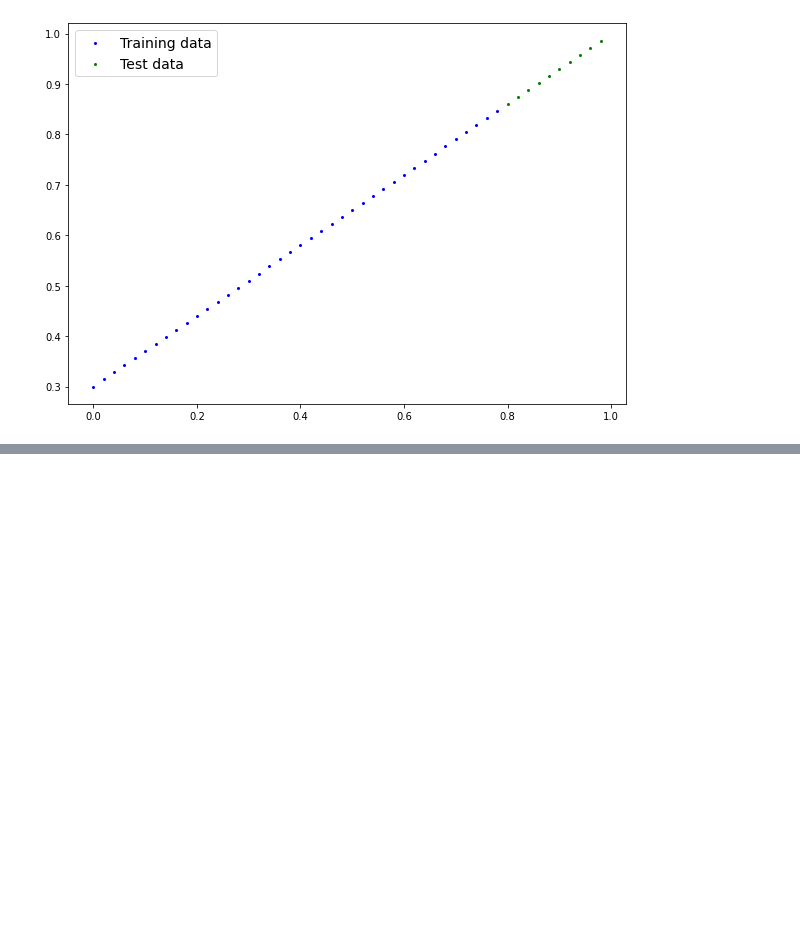
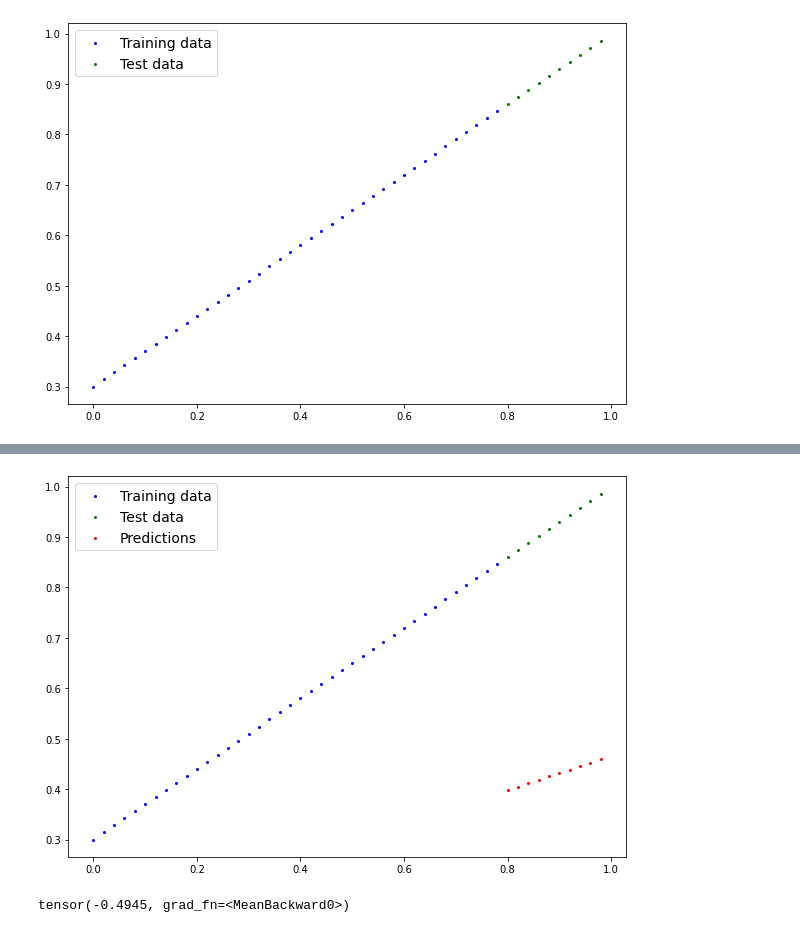
Before and after one commit to MananShukla7/Pytorch-CV, a Jupyter notebook: 02_Pytoch_Workflow.ipynb, the cells around one changed output, grey strips where cells are left out. Drawn from its saved outputs; the diff is of its cells as text; code cells hidden in the pictures; blank space fills up the shorter version.

```diff
--- a/02_Pytoch_Workflow.ipynb
+++ b/02_Pytoch_Workflow.ipynb
@@ -89,7 +92,7 @@ def plot_predictions(train_data=X_train,
                       train_labels=y_train,
                       test_data=X_test,
                       test_labels=y_test,
-                      predictons=None):
+                      p=None):
   """
   Plots training data,test data and compare pred.
   """
@@ -101,8 +104,8 @@ def plot_predictions(train_data=X_train,
   plt.scatter(test_data,test_labels,c="g",s=4,label="Test data")
 
   #Are there preds?
-  if predictons is not None:
-    plt.scatter(test_data,predictions,c="r",s=4,label="Predictions")
+  if p is not None:
+    plt.scatter(test_data,p,c="r",s=4,label="Predictions")
 
   #Show the legend
   plt.legend(prop={"size":14})
@@ -116,10 +119,10 @@ from torch import nn
 class LinearRegression(nn.Module):
   def __init__(self):
     super().__init__()
-    torch.manual_seed(42)
-    self.weights=nn.Parameter(torch.rand(1,requires_grad=True,dtype=torch.float))
-    torch.manual_seed(42)
-    self.bias=nn.Parameter(torch.rand(1,requires_grad=True,dtype=torch.float))
+    # torch.manual_seed(42)
+    self.weights=nn.Parameter(torch.randn(1,requires_grad=True,dtype=torch.float))
+    # torch.manual_seed(42)
+    self.bias=nn.Parameter(torch.randn(1,requires_grad=True,dtype=torch.float))
 
   def forward(self,x:torch.Tensor)->torch.Tensor:
     return self.weights*x +self.bias
@@ -127,0 +137,4 @@ lr=LinearRegression()
+# %%
+# train=lr.forward(X_train)
+pred=lr(X_test)
+pred
@@ -127,0 +152,8 @@ lr=LinearRegression()
+# %%
+plot_predictions(p=pred.detach().numpy())
+# %% [output]
+[figure, added]
+# %%
+(pred-y_test).mean()
+# %% [output]
+tensor(-0.4945, grad_fn=<MeanBackward0>)
```
Also changed, not shown: parts of 17 cells of this notebook.
